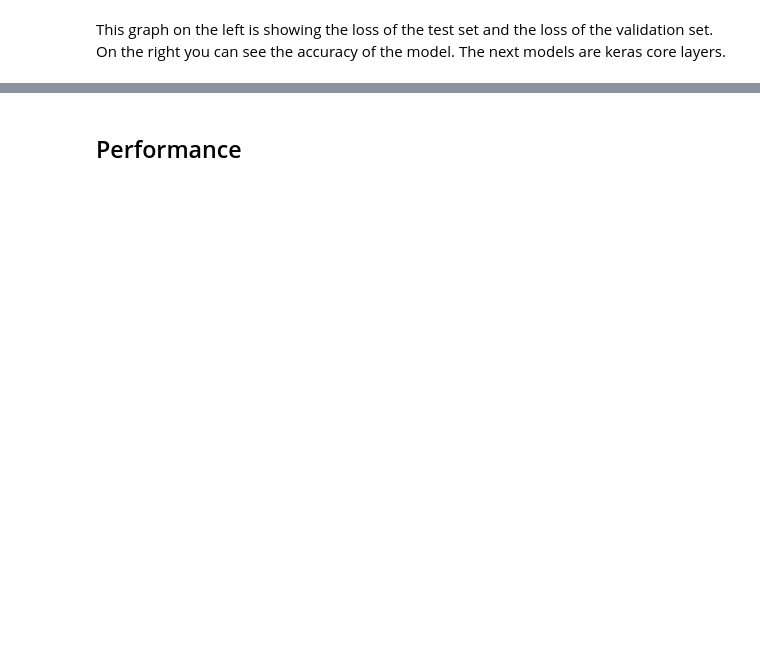
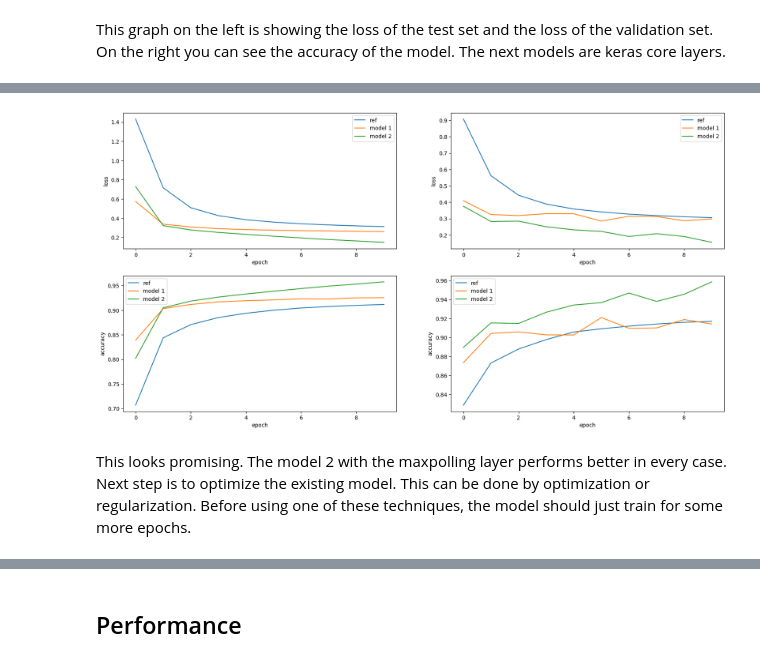
Before and after one commit to Le0nH0ffmann/DeepLearning_Project, a Jupyter notebook: MNIST.ipynb, the cells around one changed output, grey strips where cells are left out. Saved outputs shown, nothing was run; the diff lists cells and outputs as text; code cells hidden in the pictures; blank space fills up the shorter version.

```diff
--- a/MNIST.ipynb
+++ b/MNIST.ipynb
@@ -324,0 +485,45 @@ We can see the layers behave different, especially the dense layer. Just this on
+# %%
+fig, axs = plt.subplots(2,2, figsize=(20, 10))
+
+axs[0,0].plot(history_ref.history["loss"])
+axs[0,0].plot(history_1.history["loss"])
+axs[0,0].plot(history_2.history["loss"])
+
+
+axs[0,0].legend(["ref", "model 1", "model 2"], loc="best")
+axs[0,0].set_xlabel('epoch')
+axs[0,0].set_ylabel('loss')
+
+
+axs[0,1].plot(history_ref.history["val_loss"])
+axs[0,1].plot(history_1.history["val_loss"])
+axs[0,1].plot(history_2.history["val_loss"])
+
+
+axs[0,1].legend(["ref", "model 1", "model 2"], loc="best")
+axs[0,1].set_xlabel('epoch')
+axs[0,1].set_ylabel('loss')
+
+
+axs[1,0].plot(history_ref.history["accuracy"])
+axs[1,0].plot(history_1.history["accuracy"])
+axs[1,0].plot(history_2.history["accuracy"])
+
+axs[1,0].legend(["ref", "model 1", "model 2"], loc="best")
+axs[1,0].set_xlabel('epoch')
+axs[1,0].set_ylabel('accuracy')
+
+
+axs[1,1].plot(history_ref.history["val_accuracy"])
+axs[1,1].plot(history_1.history["val_accuracy"])
+axs[1,1].plot(history_2.history["val_accuracy"])
+
+axs[1,1].legend(["ref", "model 1", "model 2"], loc="best")
+axs[1,1].set_xlabel('epoch')
+axs[1,1].set_ylabel('accuracy')
+
+plt.show()
+# %% [output]
+[figure, added]
+# %% [markdown]
+This looks promising. The model 2 with the maxpolling layer performs better in every case. Next step is to optimize the existing model. This can be done by optimization or regularization. Before using one of these techniques, the model should just train for some more epochs.
```
Also changed, not shown: parts of 18 cells of this notebook, 3 other files.
